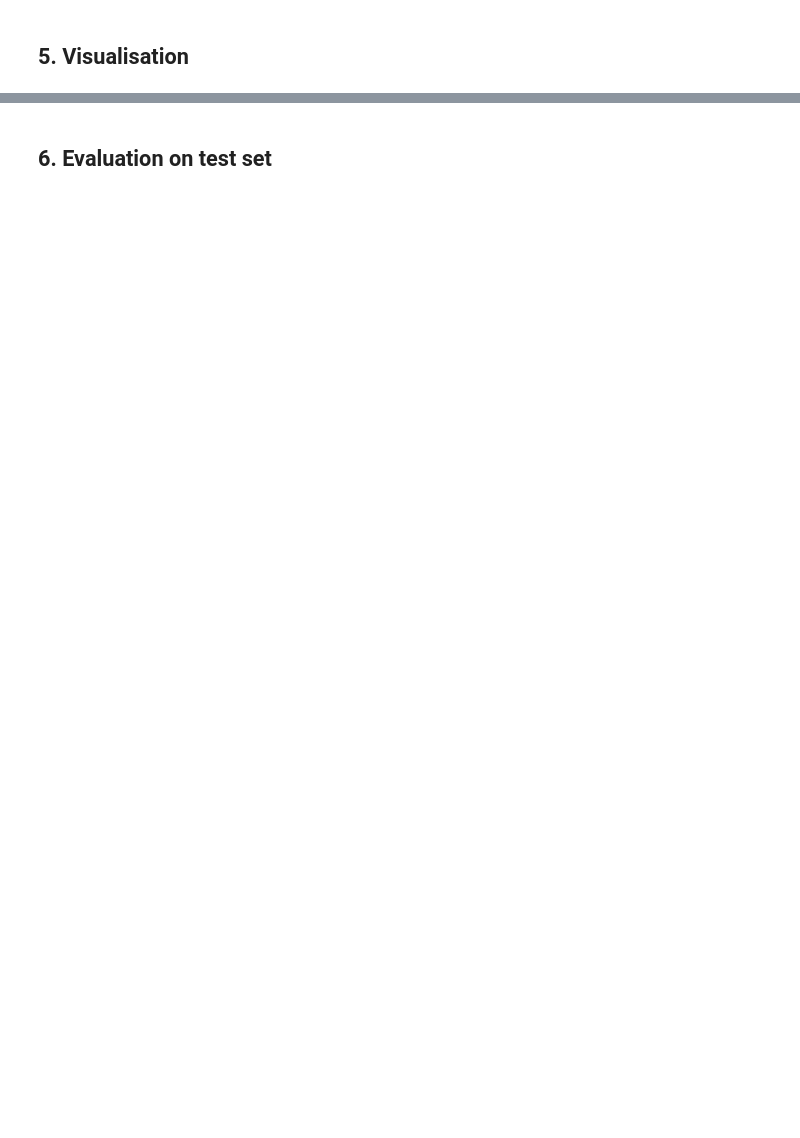
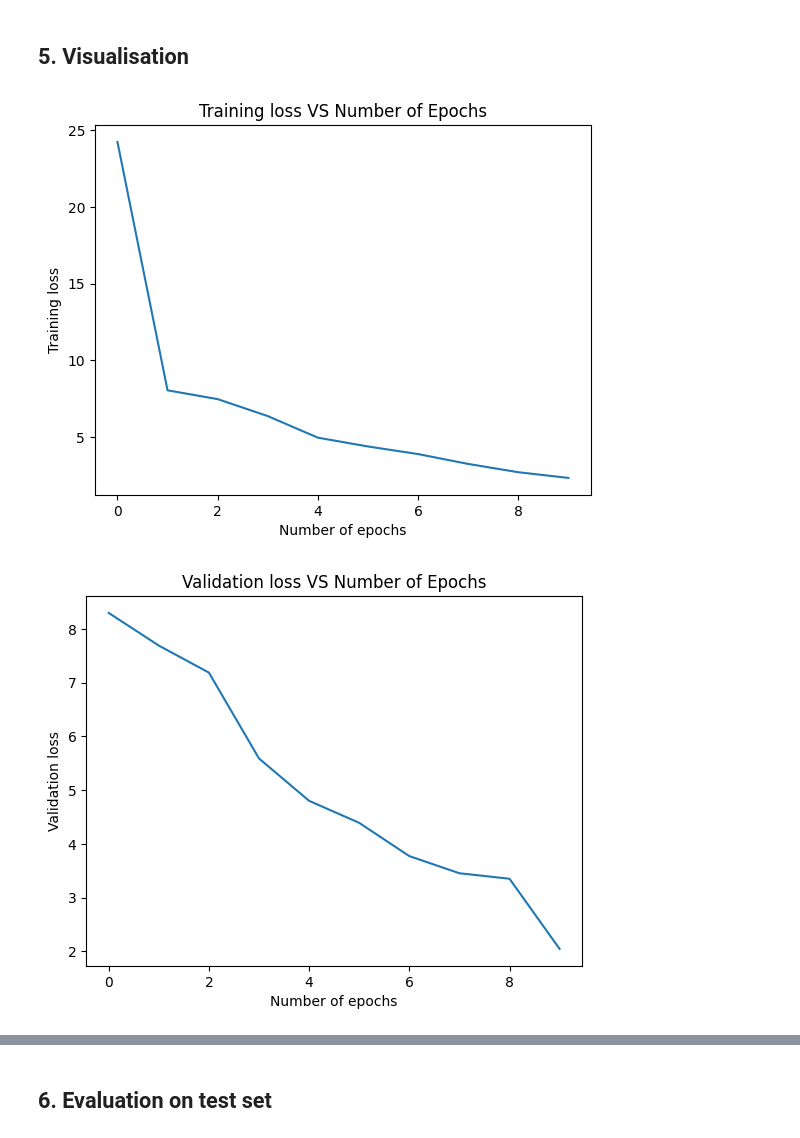
Before and after one commit to chenbin234/SSY340_Deep_machine_learning, a Jupyter notebook: Project/trajectory_estimation_LSTM.ipynb, the cells around one changed output, grey strips where cells are left out. Drawn from its saved outputs; the diff is of its cells as text; code cells hidden in the pictures; blank space fills up the shorter version.

Commit message:
update LSTM notebook and train.py, debug successfully

```diff
--- a/Project/trajectory_estimation_LSTM.ipynb
+++ b/Project/trajectory_estimation_LSTM.ipynb
@@ -23,7 +23,7 @@ from torch.utils.data import DataLoader
 ## 2. Pre-processing
 # %%
 # defining model save location
-save_location = "./models"
+save_location = "./LSTM_models"
 # defining dataset locations
 dataset_folder = "./trajectory-prediction-transformers/datasets"
 dataset_name = "raw"
@@ -35,10 +35,10 @@ gt = 8
 horizon = 12
 
 
-train_dataset, _ = dataloader.create_dataset(dataset_folder, dataset_name, val_size, \
-    gt, horizon, delim="\t", train=True)
-val_dataset, _ = dataloader.create_dataset(dataset_folder, dataset_name, val_size, \
-    gt, horizon, delim="\t", train=False)
+train_dataset, _ = dataloader.create_dataset(dataset_folder, dataset_name, val_size,
+                                             gt, horizon, delim="\t", train=True)
+val_dataset, _ = dataloader.create_dataset(dataset_folder, dataset_name, val_size,
+                                           gt, horizon, delim="\t", train=False)
 # test_dataset, _ = dataloader.create_dataset(dataset_folder, dataset_name, val_size, \
 #     gt, horizon, delim="\t", train=False, eval=True)
 # %%
@@ -294,7 +225,7 @@ for epoch in tqdm(range(epochs)):
 # %%
 device = "cuda" if torch.cuda.is_available() else "cpu"
 loaded_file = torch.load(os.path.join(
-    save_location, 'epoch10.pth'), map_location=torch.device(device))
+    save_location, 'LSTM_epoch10.pth'), map_location=torch.device(device))
 
 # creating model and loading weights
 # encoder_ip_size = 2
@@ -309,8 +240,8 @@ loaded_file = torch.load(os.path.join(
 # model_loaded = model.TFModel(encoder_ip_size, decoder_ip_size, model_op_size, emb_size,
 #                              num_heads, ff_hidden_size, n, dropout=0.1)
 
-model_loaded = model_cbc.Transformer(encoder_input_size=2, decoder_input_size=3,
-                                embedding_size=512, num_heads=8, num_layers=6, feedforward_size=2048)
+model_loaded = model_LSTM.LSTM(input_size=2, input_seq_len=8,
+                             hidden_size=128, num_layers=2, output_size=2, output_seq_len=12)
 
 
 model_loaded = model_loaded.to(device)
@@ -340,37 +271,40 @@ plt.title("Validation loss VS Number of Epochs")
 # plotting training and validation loss together
 plt.figure()
 plt.plot(loaded_file['training_loss'], label="training loss")
-plt.plot(np.arange(1, 10, 5),
+plt.plot(np.arange(1, 11, 1),
             loaded_file['validation_loss'], label="validation loss")
 plt.legend()
 plt.xlabel("Epochs")
 plt.ylabel("loss")
 plt.title("Training v/s Validation loss")
 plt.savefig("loss.png")
 
 # plotting learning rate for model
 plt.figure()
 plt.plot(learning_rate)
 plt.xlabel("Number of epochs")
 plt.ylabel("learning_rate")
 plt.title("Learning_rate VS Number of Epochs")
 
 # plotting MAD
 plt.figure()
-plt.plot(np.arange(1, 10, 5),
+plt.plot(np.arange(1, 11, 1),
             loaded_file['val_mad'], label="validation MAD")
 plt.xlabel("Epochs")
 plt.ylabel("MAD (m)")
 plt.title("Mean Average Displacement")
 plt.savefig("mad.png")
 
 # plotting FAD
 plt.figure()
-plt.plot(np.arange(1, 10, 5),
+plt.plot(np.arange(1, 11, 1),
             loaded_file['val_fad'], label="validation FAD")
 plt.xlabel("Epochs")
 plt.ylabel("FAD (m)")
 plt.title("Final Average Displacement")
 plt.savefig("fad.png")
 
 plt.show()
+# %% [output]
+[figure, added]
+[figure, added]
```
Also changed, not shown: parts of 11 cells of this notebook, 1 other file.
